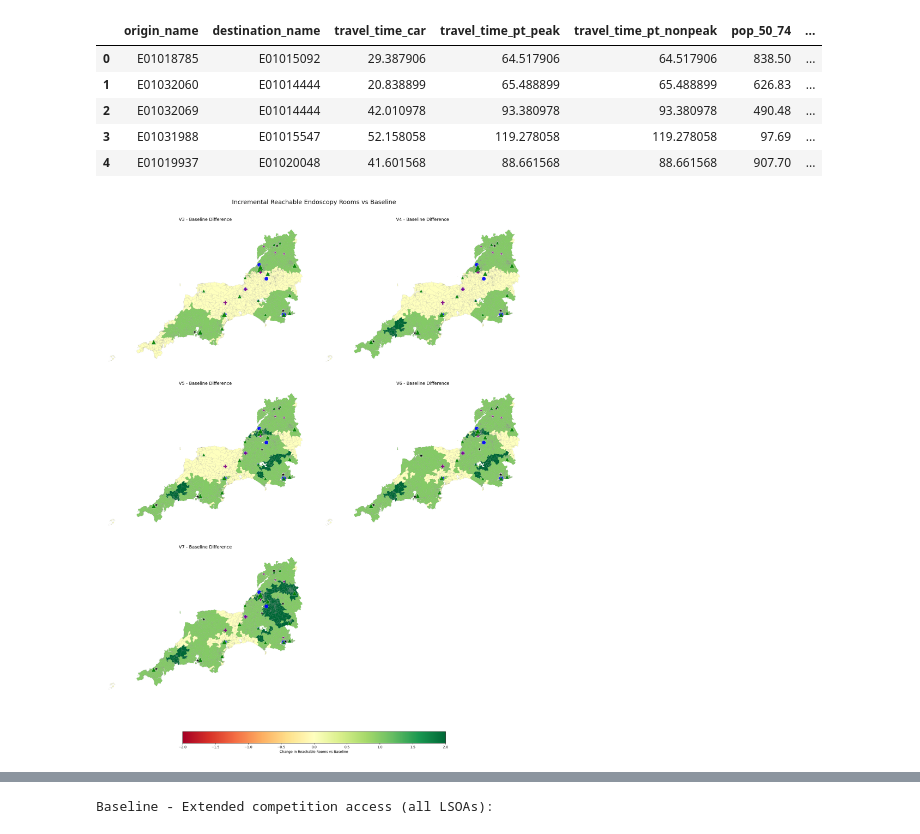
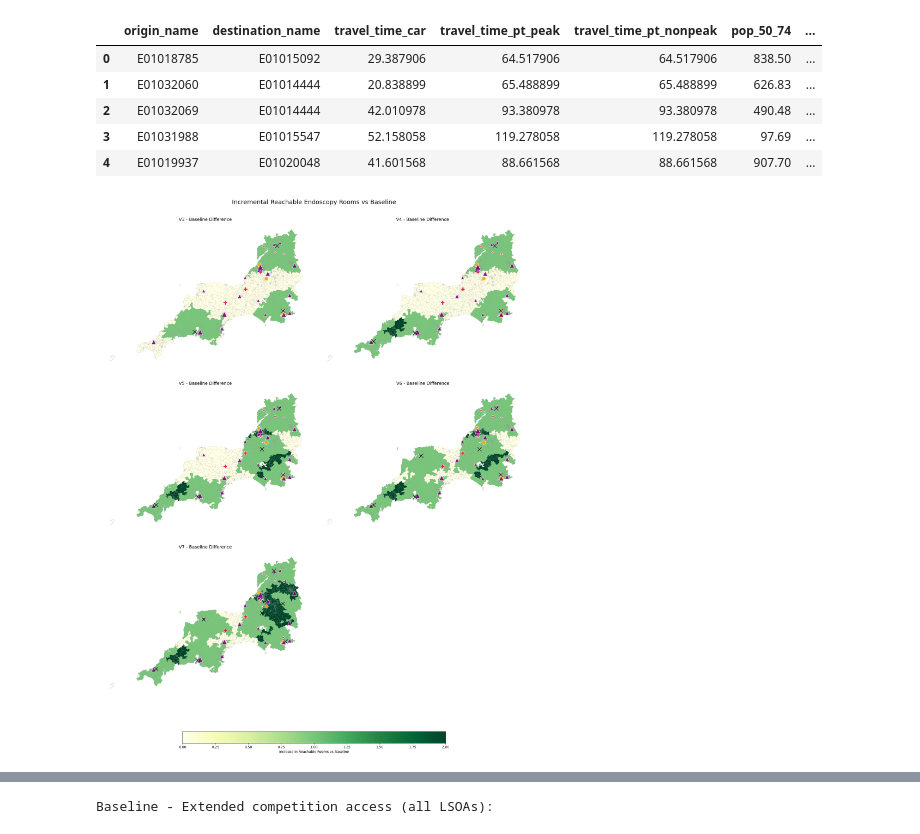
Before and after one commit to RossTylr/diagnostic-modality-demand, a Jupyter notebook: notebooks/08e2_endoscopy_cluster_comparative_analysis..ipynb, the cells around one changed output, grey strips where cells are left out. Saved outputs shown, nothing was run; the diff lists cells and outputs as text; code cells hidden in the pictures.

```diff
--- a/notebooks/08e2_endoscopy_cluster_comparative_analysis..ipynb
+++ b/notebooks/08e2_endoscopy_cluster_comparative_analysis..ipynb
@@ -444,6 +444,11 @@ Merging reachable room supply for V7...
 | 3 | E01031988 | E01015547 | 52.158058 | 119.278058 | 119.278058 | 97.69 | ... |
 | 4 | E01019937 | E01020048 | 41.601568 | 88.661568 | 88.661568 | 907.70 | ... |
 # %%
+# ----------------------------------------------------------
+# Incremental Reachable Rooms vs Baseline (V3–V7)
+# Updates: colours (CDC=orange, Acute=purple, Community=crimson),
+# Proposed sites = black crosses; colourbar starts at 0 (yellow)
+# ----------------------------------------------------------
 import matplotlib.pyplot as plt
 from matplotlib.colors import Normalize
 from matplotlib.lines import Line2D
@@ -454,87 +459,106 @@ reachable_by_scenario = {}
 for scen, df in travel_ready_by_scenario.items():
     reachable_rooms = (
         df.groupby("origin_name", as_index=False)["rooms_at_destination"]
-        .sum()
-        .rename(columns={"origin_name": "lsoa21cd", "rooms_at_destination": "reachable_rooms_60min"})
+          .sum()
+          .rename(columns={
+              "origin_name": "lsoa21cd",
+              "rooms_at_destination": "reachable_rooms_60min"
+          })
     )
     reachable_by_scenario[scen] = reachable_rooms
 
-# Step 2: Compute difference vs Baseline for V3–V7 only
+# Step 2: Compute difference vs Baseline for V3–V7 only (clip negatives to 0)
 diff_by_scenario = {}
 baseline = reachable_by_scenario["Baseline"]
-
 for scen in ["V3", "V4", "V5", "V6", "V7"]:
-    diff = baseline.merge(reachable_by_scenario[scen], on="lsoa21cd", how="outer", suffixes=('_base', '_scen')).fillna(0)
+    diff = baseline.merge(
+        reachable_by_scenario[scen], on="lsoa21cd", how="outer",
+        suffixes=('_base', '_scen')
+    ).fillna(0)
     diff["diff_rooms"] = diff["reachable_rooms_60min_scen"] - diff["reachable_rooms_60min_base"]
+    # No negative change visualised
+    diff["diff_rooms"] = np.clip(diff["diff_rooms"], 0, None)
     diff_by_scenario[scen] = diff[["lsoa21cd", "diff_rooms"]]
 
-# Step 3: Determine shared colour scale for differences
+# Step 3: Shared colour scale (start at 0; 99th percentile cap for robustness)
 all_diffs = np.concatenate([df["diff_rooms"].values for df in diff_by_scenario.values()])
-vmax = np.percentile(np.abs(all_diffs), 99)
-vmin = -vmax
+vmin = 0.0
+vmax = float(np.percentile(all_diffs, 99)) if np.any(all_diffs > 0) else 1.0
 
 # Step 4: Setup 3x2 plot grid (last panel empty)
 fig, axes = plt.subplots(3, 2, figsize=(18, 24))
 axes = axes.flatten()
 
 marker_styles = [
-    ("CDC", "blue", "o"),
-    ("Acute", "green", "^"),
-    ("Community", "purple", "P"),
-    ("Proposed", "black", "*")
+    ("CDC", "orange", "o"),
+    ("Acute", "purple", "^"),
+    ("Community", "crimson", "P"),
+    ("Proposed", "black", "x"),  # black crosses
 ]
 
 scenarios = ["V3", "V4", "V5", "V6", "V7"]
 
 for i, scen in enumerate(scenarios):
     ax = axes[i]
-    diff_map = lsoa_gdf[["lsoa21cd", "geometry"]].merge(diff_by_scenario[scen], on="lsoa21cd", how="left").fillna(0)
+    diff_map = (
+        lsoa_gdf[["lsoa21cd", "geometry"]]
+        .merge(diff_by_scenario[scen], on="lsoa21cd", how="left")
+        .fillna({"diff_rooms": 0})
+    )
 
-    # Plot difference choropleth
+    # Plot difference choropleth (sequential YlGn: 0 = yellow)
     diff_map.plot(
         column="diff_rooms",
-        cmap="RdYlGn",
+        cmap="YlGn",
         linewidth=0.1,
         edgecolor="grey",
         legend=False,
         vmin=vmin,
         vmax=vmax,
         ax=ax
     )
 
-    # Overlay facilities including Proposed sites
-    fac_gdf = facilities_by_scenario[scen]
-    fac_gdf["geometry"] = fac_gdf["geometry"].centroid
+    # Overlay facilities including Proposed sites (centroids for clarity)
+    fac_gdf = facilities_by_scenario[scen].copy()
+    fac_gdf["geometry"] = fac_gdf.geometry.centroid
+
     for label, colour, marker in marker_styles:
         subset = fac_gdf[fac_gdf["source"] == label]
         if not subset.empty:
-            size = 120 if label == "Proposed" else subset["Endoscopy Rooms"] * 45
+            size = 140 if label == "Proposed" else subset["Endoscopy Rooms"] * 45
             subset.plot(
                 ax=ax,
                 color=colour,
                 markersize=size,
                 marker=marker,
                 label=label,
-                alpha=0.9,
-                edgecolor="white",
-                linewidth=0.5
+                alpha=1.0 if label == "Proposed" else 0.9,
+                edgecolor="white" if label != "Proposed" else "black",
+                linewidth=0.9 if label != "Proposed" else 1.2,
+                zorder=3
             )
+
     ax.set_title(f"{scen} - Baseline Difference", fontsize=13)
     ax.axis("off")
 
 # Hide last empty subplot
 axes[-1].axis("off")
 
-# Step 5: Add shared colourbar for difference
+# Step 5: Shared colourbar (0 → yellow to green)
 cax = fig.add_axes([0.2, 0.05, 0.6, 0.02])
-sm = plt.cm.ScalarMappable(cmap="RdYlGn", norm=Normalize(vmin=vmin, vmax=vmax))
+sm = plt.cm.ScalarMappable(cmap="YlGn", norm=Normalize(vmin=vmin, vmax=vmax))
 sm._A = []
-fig.colorbar(sm, cax=cax, orientation="horizontal", label="Change in Reachable Rooms vs Baseline")
+fig.colorbar(sm, cax=cax, orientation="horizontal",
+             label="Increase in Reachable Rooms vs Baseline")
 
 plt.tight_layout(rect=[0, 0.1, 1, 0.97])
 plt.suptitle("Incremental Reachable Endoscopy Rooms vs Baseline", fontsize=18)
+
+# 300 dpi export
+fig.savefig("Incremental_Reachable_Endoscopy_Rooms_vs_Baseline_V3-V7.png",
+            dpi=300, bbox_inches="tight")
 plt.show()
 # %% [output]
-[figure, old version]
+[figure, new version]
 # %%
 # ----------------------------------------------------------
```
Also changed, not shown: parts of 5 cells of this notebook, 26 other files.
